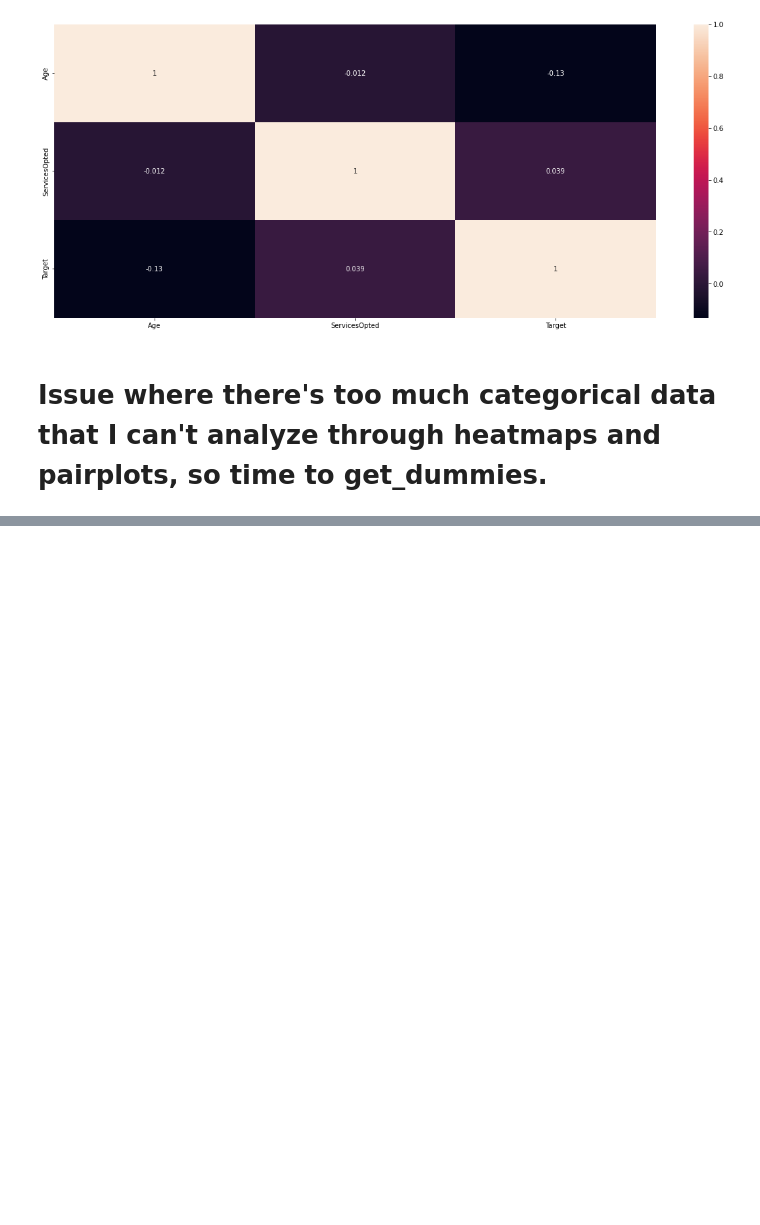
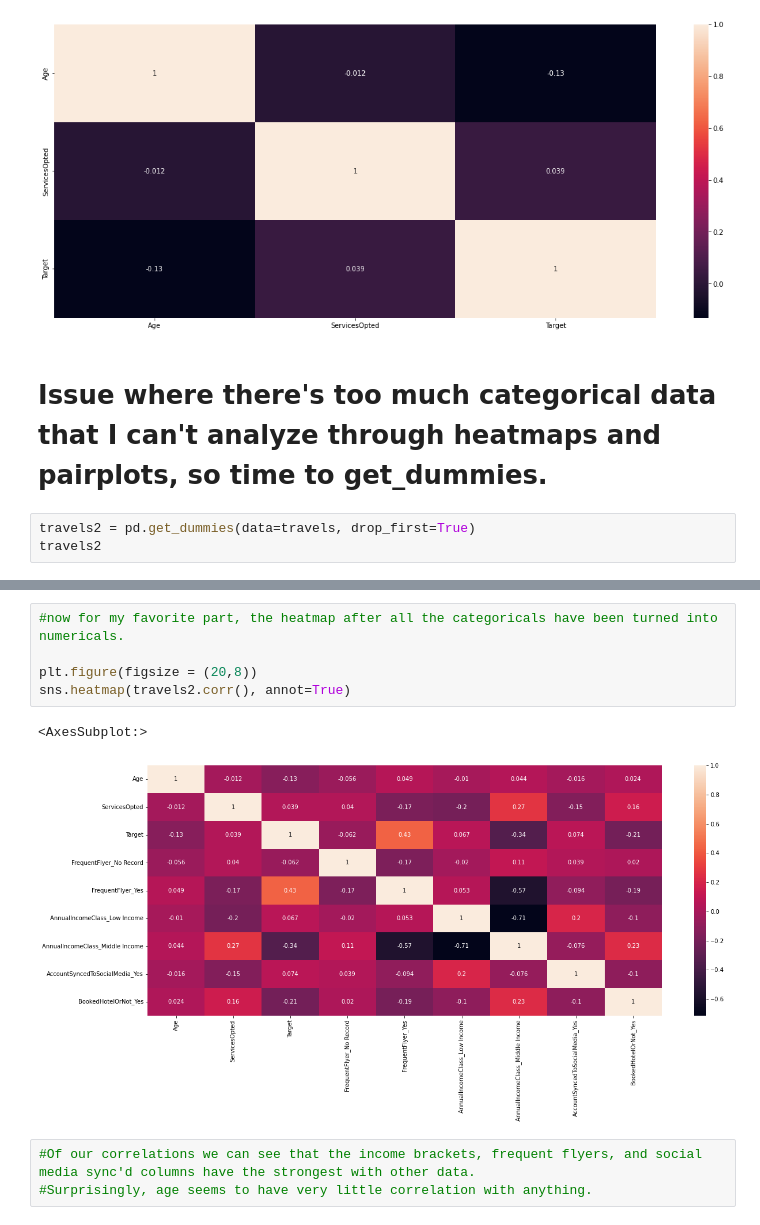
Before and after one commit to Katherine89Lee/Tour-and-Travel-Data-Analysis, a Jupyter notebook: Travel Analysis.ipynb, the cells around one changed output, grey strips where cells are left out. Cells and saved outputs as stored; diff of their text form; blank space fills up the shorter version.

Commit message:
Update Travel Analysis.ipynb
get_dummies of categorical data and another heatmap

```diff
--- a/Travel Analysis.ipynb
+++ b/Travel Analysis.ipynb
@@ -36,3 +36,6 @@ sns.heatmap(travels.corr(), annot=True)
 [figure]
 # %% [markdown]
 # Issue where there's too much categorical data that I can't analyze through heatmaps and pairplots, so time to get_dummies.
+# %%
+travels2 = pd.get_dummies(data=travels, drop_first=True)
+travels2
@@ -38,0 +56,11 @@ sns.heatmap(travels.corr(), annot=True)
+# %%
+#now for my favorite part, the heatmap after all the categoricals have been turned into numericals.
+
+plt.figure(figsize = (20,8))
+sns.heatmap(travels2.corr(), annot=True)
+# %% [output]
+<AxesSubplot:>
+[figure, added]
+# %%
+#Of our correlations we can see that the income brackets, frequent flyers, and social media sync'd columns have the strongest with other data.
+#Surprisingly, age seems to have very little correlation with anything.
```
Also changed, not shown: parts of 1 cell of this notebook.
